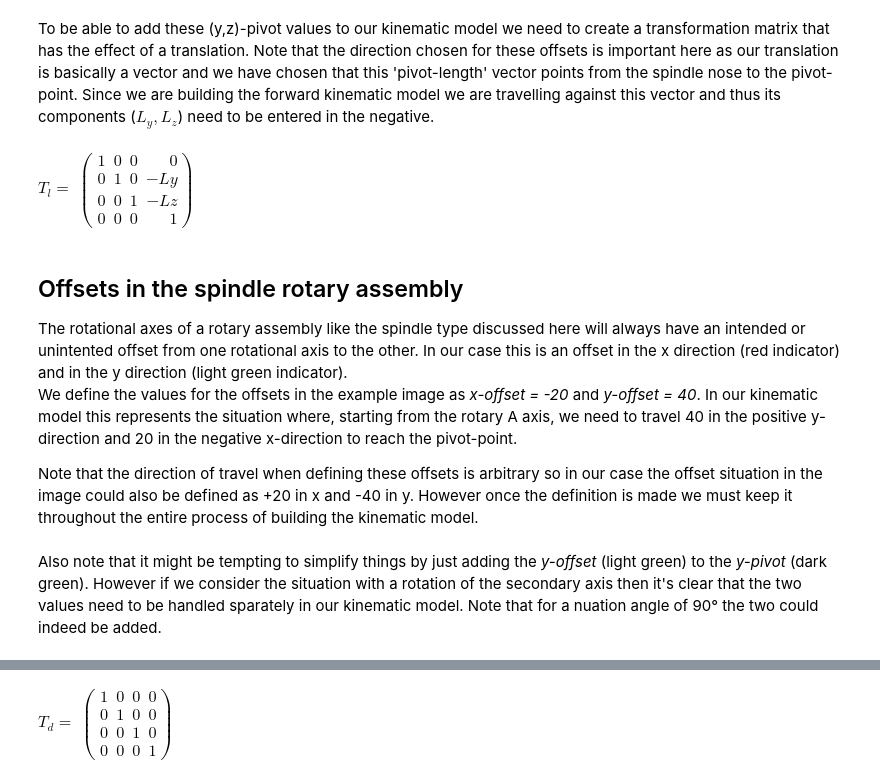
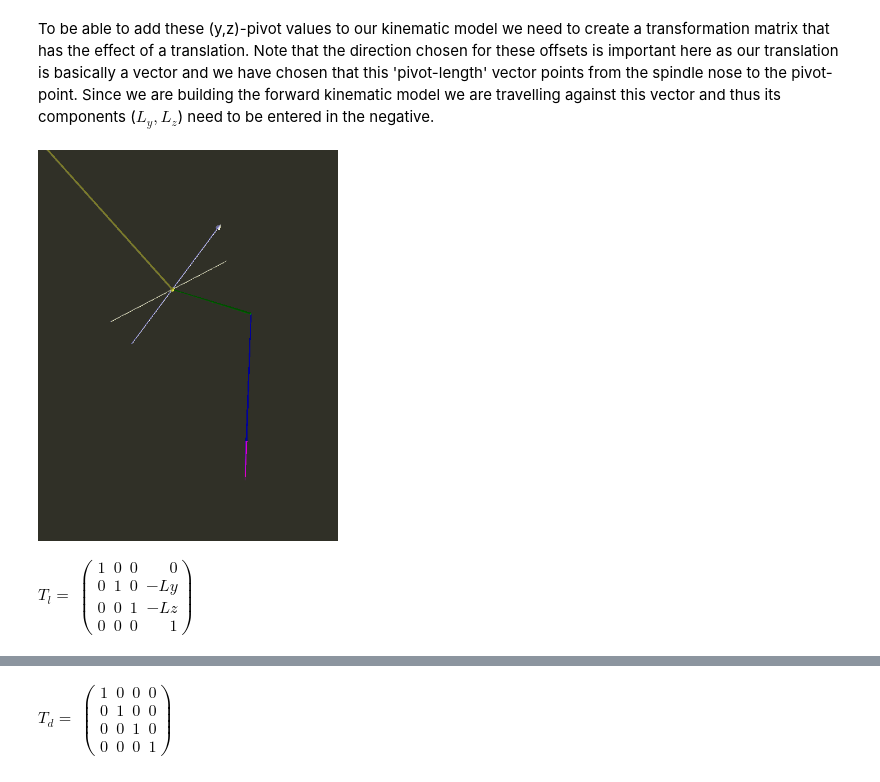
Before and after one commit to Sigma1912/LinuxCNC_Demo_Configs, a Jupyter notebook: 5axis-twp/spindle-nutating_table-rotary/xyzbc-sntr-docs/XYZBC-SNTR Kinematics.ipynb, the cells around one changed output, grey strips where cells are left out. Drawn from its saved outputs; the diff is of its cells as text; code cells hidden in the pictures.

```diff
--- a/5axis-twp/spindle-nutating_table-rotary/xyzbc-sntr-docs/XYZBC-SNTR Kinematics.ipynb
+++ b/5axis-twp/spindle-nutating_table-rotary/xyzbc-sntr-docs/XYZBC-SNTR Kinematics.ipynb
@@ -258,6 +221,11 @@ Note that the direction of travel when defining these offsets is arbitrary so in
 # %% [markdown]
 To be able to add these (y,z)-pivot values to our kinematic model we need to create a transformation matrix that has the effect of a translation.
 Note that the direction chosen for these offsets is important here as our translation is basically a vector and we have chosen that this 'pivot-length' vector points from the spindle nose to the pivot-point. Since we are building the forward kinematic model we are travelling against this vector and thus its components ($L_y,L_z$) need to be entered in the negative.
+# %%
+display(Image(filename="Images/spindle_head_inside.png",
+              height=300, width=300))
+# %% [output]
+[figure, added]
 # %%
 # define translation matrix for the pivot lengths
 var('Ly','Lz')
@@ -273,11 +241,3 @@ $\displaystyle T_l =~ \left(\begin{array}{rrrr}
 0 & 0 & 1 & -\mathit{Lz} \\
 0 & 0 & 0 & 1
 \end{array}\right)$
-# %% [markdown]
-## Offsets in the spindle rotary assembly
-The rotational axes of a rotary assembly like the spindle type discussed here will always have an intended or unintented offset from one rotational axis to the other. In our case this is an offset in the x direction (red indicator) and in the y direction (light green indicator).<br>
-We define the values for the offsets in the example image as *x-offset = -20* and *y-offset = 40*. In our kinematic model this represents the situation where, starting from the rotary A axis, we need to travel 40 in the positive y-direction and 20 in the negative x-direction to reach the pivot-point.
-
-Note that the direction of travel when defining these offsets is arbitrary so in our case the offset situation in the image could also be defined as +20 in x and -40 in y. However once the definition is made we must keep it throughout the entire process of building the kinematic model.
-# %% [markdown]
-Also note that it might be tempting to simplify things by just adding the *y-offset* (light green) to the *y-pivot* (dark green). However if we consider the situation with a rotation of the secondary axis then it's clear that the two values need to be handled sparately in our kinematic model. Note that for a nuation angle of 90° the two could indeed be added.
```
Also changed, not shown: parts of 44 cells of this notebook, 10 other files.
